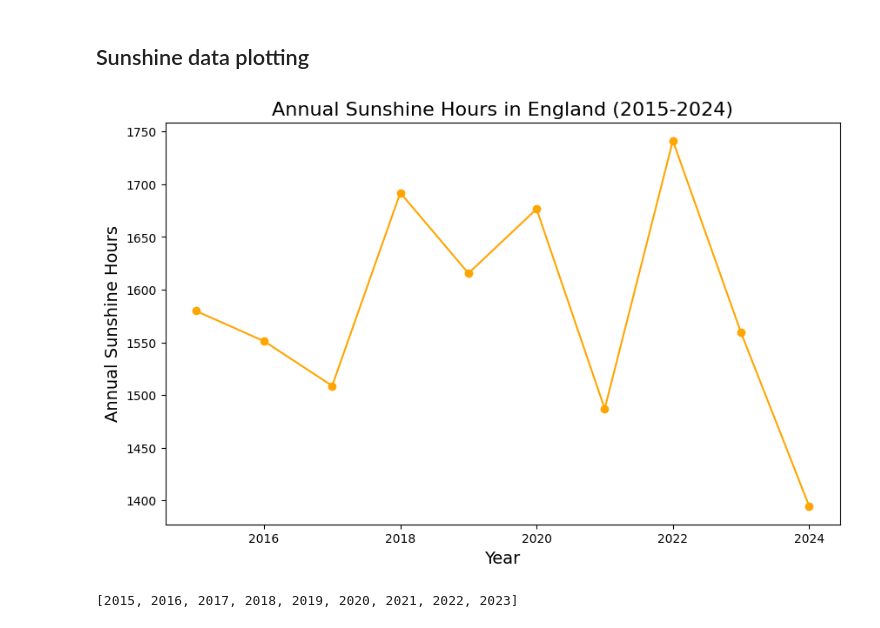
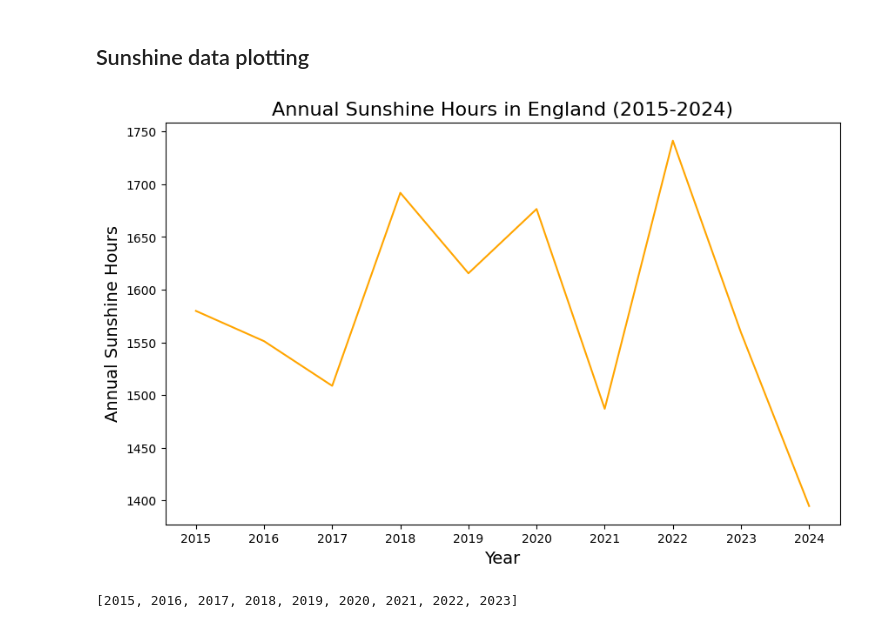
Before and after one commit to KiaraMartin/Final_Project_for_Peckham_DAZ_Introduction_to_Data_Science, a Jupyter notebook: Final_Project_V1.ipynb, the cells around one changed output. Drawn from its saved outputs; the diff is of its cells as text; code cells hidden in the pictures.

Commit message:
Updating weather plots

```diff
--- a/Final_Project_V1.ipynb
+++ b/Final_Project_V1.ipynb
@@ -743,18 +738,20 @@ plt.show() # Display the plot
 # %%
  # Plotting the sunshine data to visualise trends
 
 x_sunshine = sunshine_df['Year'] # Extract the 'Year' column from the Sunshine DataFrame
 y_sunshine = sunshine_df['Annual Sunshine Hours'] # Extract the 'Annual Sunshine Hours' column from the Sunshine DataFrame
 
+
 fig, ax = plt.subplots(figsize=(10, 6)) # Create a figure and axis for the plot
-ax.plot(x_sunshine, y_sunshine, marker='o', linestyle='-', color='orange') # Plot the sunshine data with markers and a line
+ax.plot(x_sunshine, y_sunshine, linestyle='-', color='orange') # Plot the sunshine data with markers and a line
 ax.set_title('Annual Sunshine Hours in England (2015-2024)', fontsize=16) # Set the title of the plot
 ax.set_xlabel('Year', fontsize=14) # Set the x-axis label
 ax.set_ylabel('Annual Sunshine Hours', fontsize=14) # Set the y-axis label
+ax.set_xticks(sunshine_df['Year']) # Set the x-ticks to the years in the Sunshine DataFrame
 
 plt.show() # Display the plot
 # %% [output]
-[figure, old version]
+[figure, new version]
 # %%
 # Plotting of sunshine data is now correct and visualises trends effectively
 # %%
```
Also changed, not shown: parts of 4 cells of this notebook, 1 other file.
